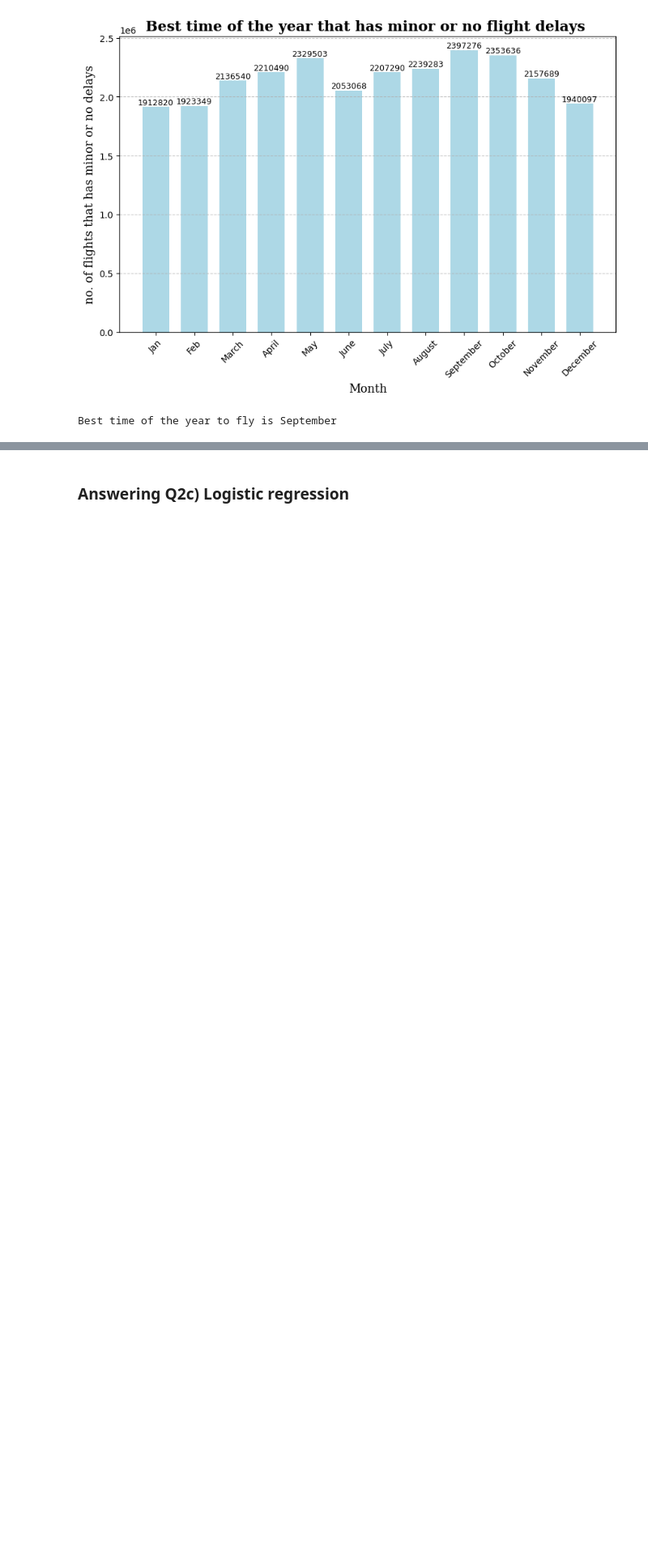
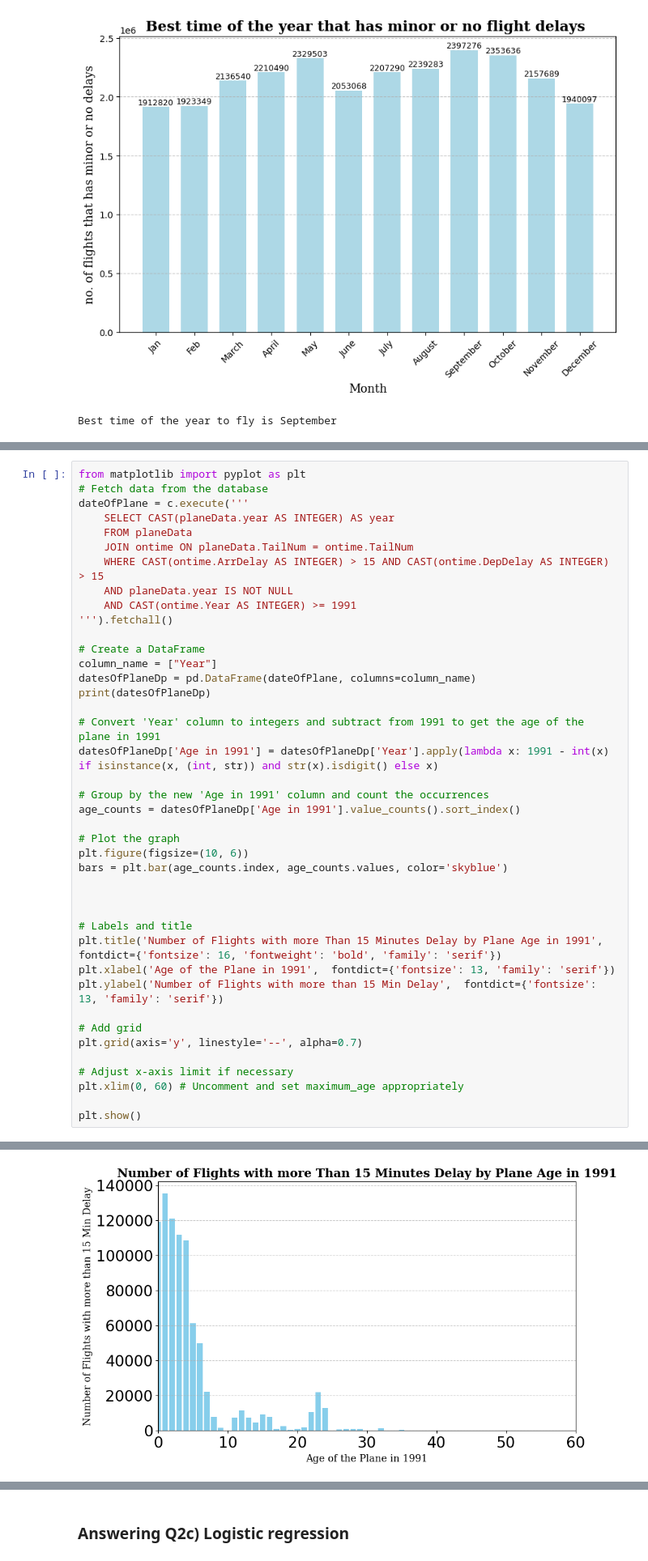
Before and after one commit to ChrisP2000/st2195_GardedAssignment2, a Jupyter notebook: Graded Assignment 2 .ipynb, the cells around one changed output, grey strips where cells are left out. Shown at 81% size. Cells and saved outputs as stored; diff of their text form; blank space fills up the shorter version.

```diff
--- a/Graded Assignment 2 .ipynb
+++ b/Graded Assignment 2 .ipynb
@@ -839,0 +817,42 @@ plt.show()
+# %%
+from matplotlib import pyplot as plt
+# Fetch data from the database
+dateOfPlane = c.execute('''
+    SELECT CAST(planeData.year AS INTEGER) AS year
+    FROM planeData
+    JOIN ontime ON planeData.TailNum = ontime.TailNum
+    WHERE CAST(ontime.ArrDelay AS INTEGER) > 15 AND CAST(ontime.DepDelay AS INTEGER) > 15
+    AND planeData.year IS NOT NULL
+    AND CAST(ontime.Year AS INTEGER) >= 1991
+''').fetchall()
+
+# Create a DataFrame
+column_name = ["Year"]
+datesOfPlaneDp = pd.DataFrame(dateOfPlane, columns=column_name)
+print(datesOfPlaneDp)
+
+# Convert 'Year' column to integers and subtract from 1991 to get the age of the plane in 1991
+datesOfPlaneDp['Age in 1991'] = datesOfPlaneDp['Year'].apply(lambda x: 1991 - int(x) if isinstance(x, (int, str)) and str(x).isdigit() else x)
+
+# Group by the new 'Age in 1991' column and count the occurrences
+age_counts = datesOfPlaneDp['Age in 1991'].value_counts().sort_index()
+
+# Plot the graph
+plt.figure(figsize=(10, 6))
+bars = plt.bar(age_counts.index, age_counts.values, color='skyblue')
+
+
+
+# Labels and title
+plt.title('Number of Flights with more Than 15 Minutes Delay by Plane Age in 1991', fontdict={'fontsize': 16, 'fontweight': 'bold', 'family': 'serif'})
+plt.xlabel('Age of the Plane in 1991',  fontdict={'fontsize': 13, 'family': 'serif'})
+plt.ylabel('Number of Flights with more than 15 Min Delay',  fontdict={'fontsize': 13, 'family': 'serif'})
+
+# Add grid
+plt.grid(axis='y', linestyle='--', alpha=0.7)
+
+# Adjust x-axis limit if necessary
+plt.xlim(0, 60) # Uncomment and set maximum_age appropriately
+
+plt.show()
+# %% [output]
@@ -839,0 +873 @@ plt.show()
+[figure, added]
```
Also changed, not shown: parts of 23 cells of this notebook.
